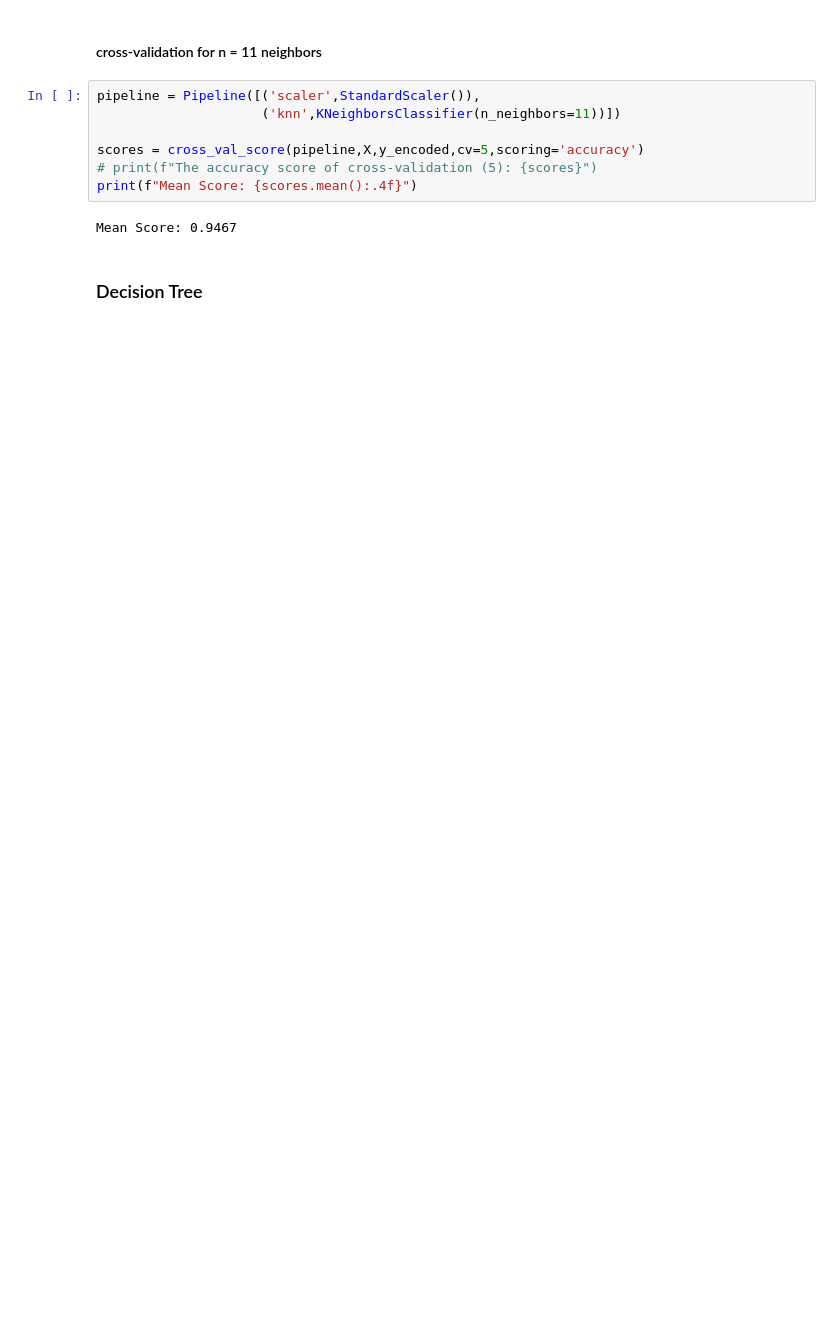
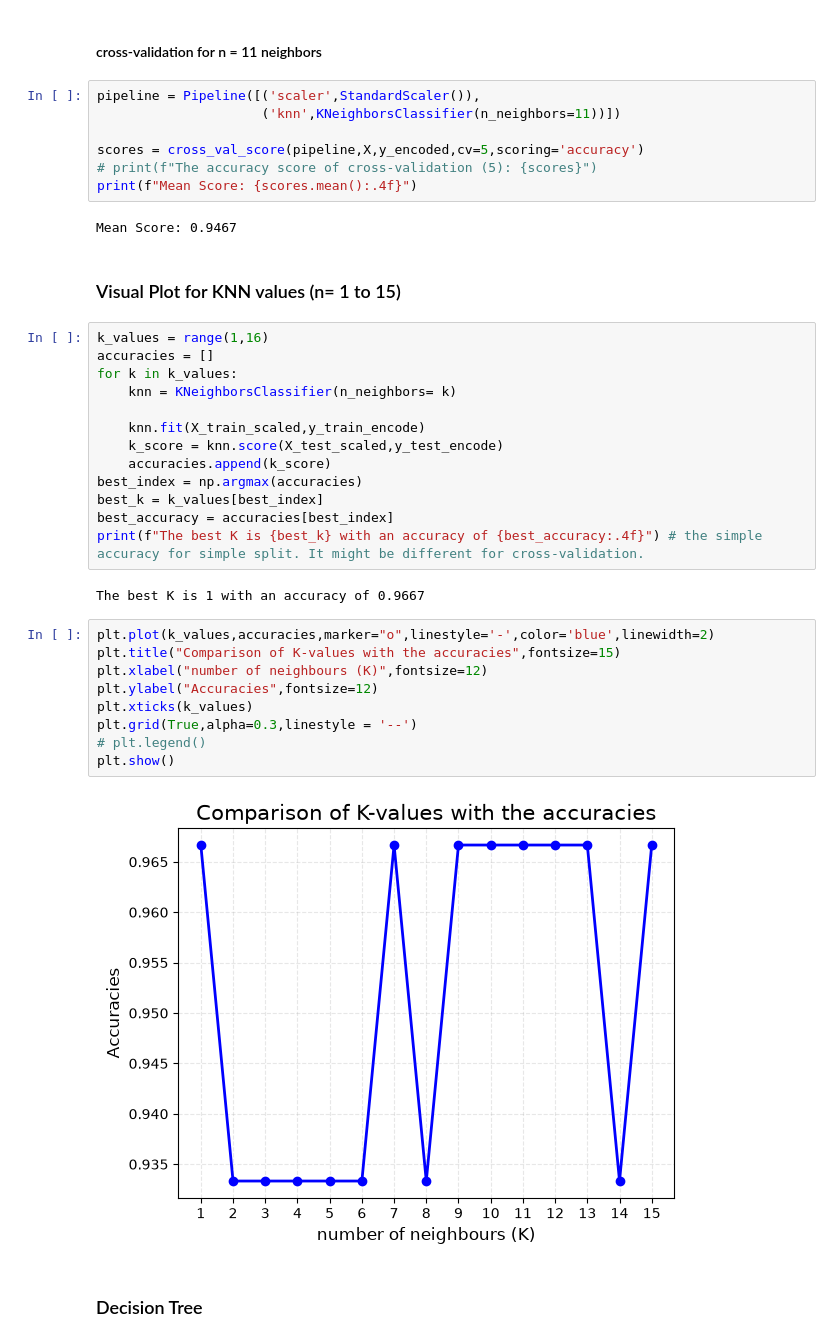
Before and after one commit to izaynn/ml-projects, a Jupyter notebook: iris-species-classifier/main.ipynb, the cells around one changed output. Saved outputs shown, nothing was run; the diff lists cells and outputs as text; blank space fills up the shorter version.

```diff
--- a/iris-species-classifier/main.ipynb
+++ b/iris-species-classifier/main.ipynb
@@ -271,6 +333,34 @@ scores = cross_val_score(pipeline,X,y_encoded,cv=5,scoring='accuracy')
 print(f"Mean Score: {scores.mean():.4f}")
 # %% [output]
 Mean Score: 0.9467
+# %% [markdown]
+### Visual Plot for KNN values (n= 1 to 15)
+# %%
+k_values = range(1,16)
+accuracies = []
+for k in k_values:
+    knn = KNeighborsClassifier(n_neighbors= k)
+
+    knn.fit(X_train_scaled,y_train_encode)
+    k_score = knn.score(X_test_scaled,y_test_encode)
+    accuracies.append(k_score)
+best_index = np.argmax(accuracies)
+best_k = k_values[best_index]
+best_accuracy = accuracies[best_index]
+print(f"The best K is {best_k} with an accuracy of {best_accuracy:.4f}") # the simple accuracy for simple split. It might be different for cross-validation.
+# %% [output]
+The best K is 1 with an accuracy of 0.9667
+# %%
+plt.plot(k_values,accuracies,marker="o",linestyle='-',color='blue',linewidth=2)
+plt.title("Comparison of K-values with the accuracies",fontsize=15)
+plt.xlabel("number of neighbours (K)",fontsize=12)
+plt.ylabel("Accuracies",fontsize=12)
+plt.xticks(k_values)
+plt.grid(True,alpha=0.3,linestyle = '--')
+# plt.legend()
+plt.show()
+# %% [output]
+[figure, added]
 # %% [markdown]
 ### Decision Tree
 # %%
```
Also changed, not shown: parts of 31 cells of this notebook.
